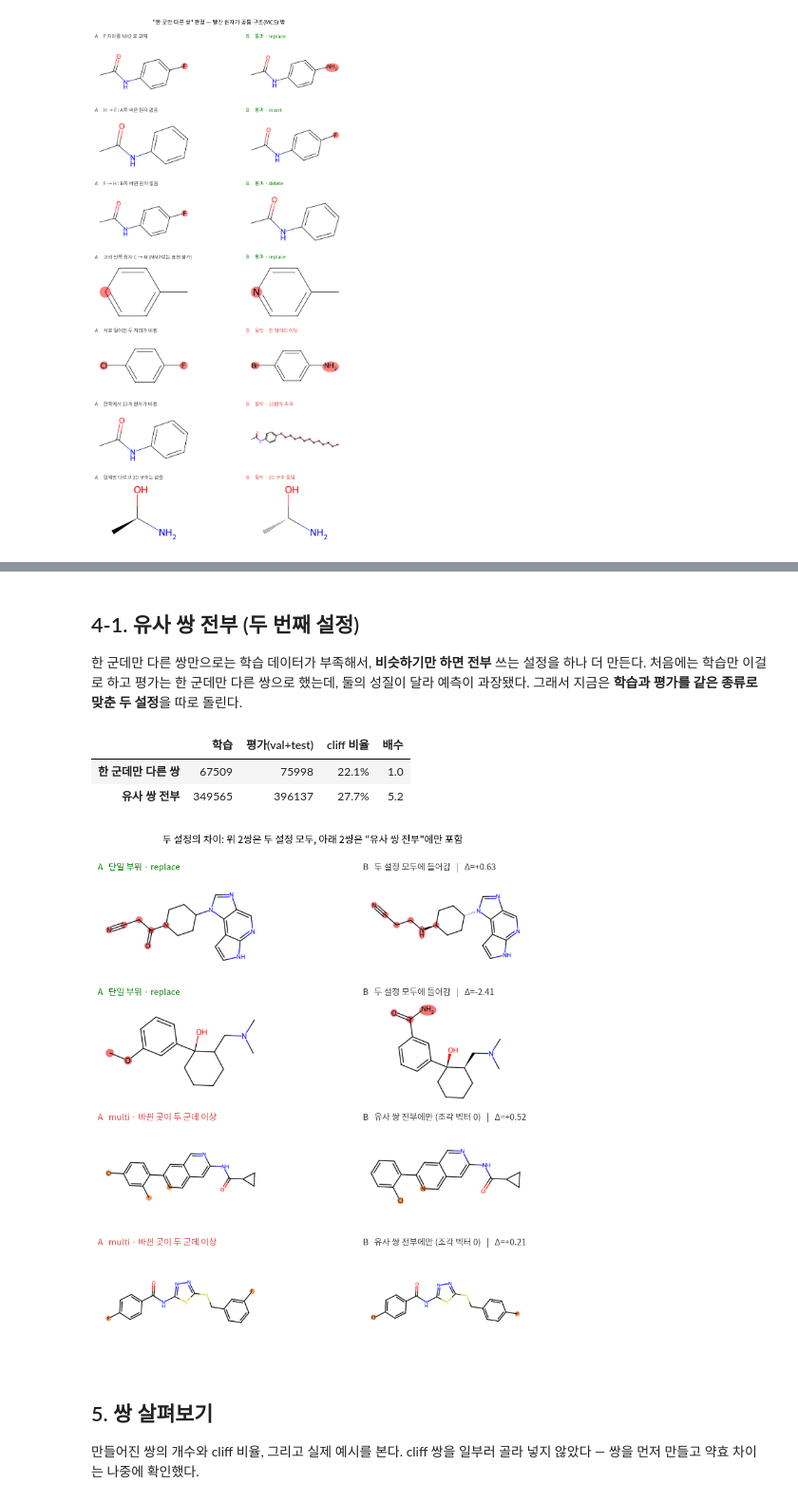
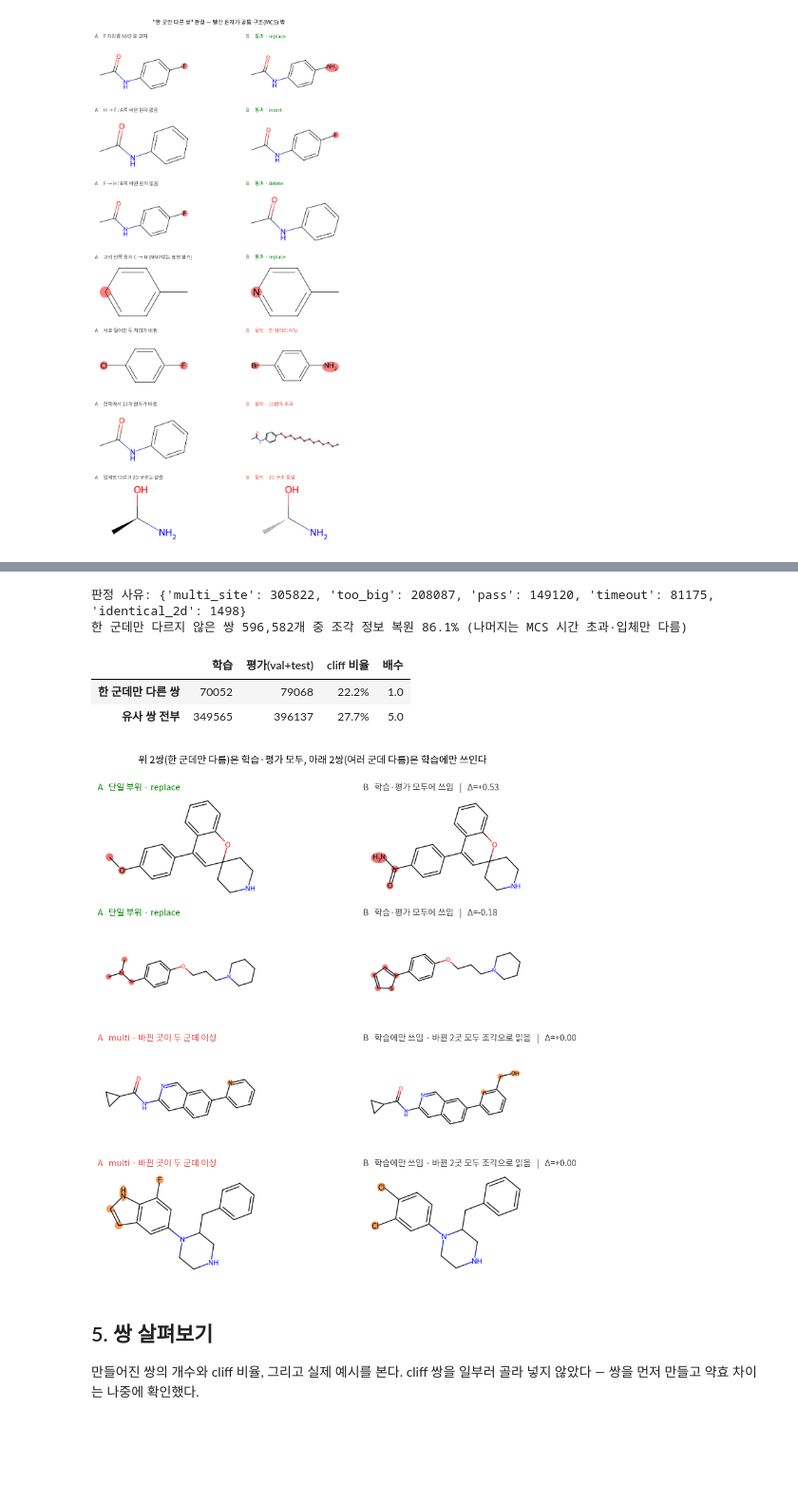
Before and after one commit to dlrudgms1234-commits/capstone, a Jupyter notebook: ac_pipeline.ipynb, the cells around one changed output, grey strips where cells are left out. Shown at 95% size. Cells and saved outputs as stored; diff of their text form; code cells hidden in the pictures; blank space fills up the shorter version.

```diff
--- a/ac_pipeline.ipynb
+++ b/ac_pipeline.ipynb
@@ -327,9 +332,3 @@ print(f'쌍 {len(pairs):,}개  |  cliff {pairs.is_cliff.sum():,}개 ({pairs.is_c
-# %% [markdown]
-## 4-1. 유사 쌍 전부 (두 번째 설정)
-
-한 군데만 다른 쌍만으로는 학습 데이터가 부족해서, **비슷하기만 하면 전부** 쓰는 설정을 하나 더 만든다.
-처음에는 학습만 이걸로 하고 평가는 한 군데만 다른 쌍으로 했는데, 둘의 성질이 달라 예측이 과장됐다.
-그래서 지금은 **학습과 평가를 같은 종류로 맞춘 두 설정**을 따로 돌린다.
 # %%
 # 유사 쌍 전부: 후보 쌍 전부. ■1부터 다중 부위 쌍도 자기 조각 마스크와 부위별 편집 수를 갖는다
 pairs_all = ALL_PAIRS.copy()
@@ -340,8 +339,8 @@ print('판정 사유:', pairs_all.reason.value_counts().to_dict())
 print(f'한 군데만 다르지 않은 쌍 {_m.sum():,}개 중 조각 정보 복원 {pairs_all[_m].frag_available.mean():.1%} '
       f'(나머지는 MCS 시간 초과·입체만 다름)')
 
-# 두 가지 설정. 학습과 평가를 같은 종류의 쌍으로 맞춘다
-PAIRSETS = {'single': pairs, 'all': pairs_all}
+# 학습은 유사 쌍 전부 하나로 한다. 평가는 11번에서 한 군데만 다른 쌍을 기본으로 본다 (유사 쌍 전부는 참고)
+PAIRSETS = {'all': pairs_all}
 
 summary = pd.DataFrame({
     '한 군데만 다른 쌍': {'학습': int((pairs.split == 'train').sum()),
@@ -353,9 +352,11 @@ summary = pd.DataFrame({
 summary['배수'] = [1.0, round(len(pairs_all) / len(pairs), 1)]
 summary
 # %% [output]
+판정 사유: {'multi_site': 305822, 'too_big': 208087, 'pass': 149120, 'timeout': 81175, 'identical_2d': 1498}
+한 군데만 다르지 않은 쌍 596,582개 중 조각 정보 복원 86.1% (나머지는 MCS 시간 초과·입체만 다름)
 |  | 학습 | 평가(val+test) | cliff 비율 | 배수 |
-| 한 군데만 다른 쌍 | 67509 | 75998 | 22.1% | 1.0 |
-| 유사 쌍 전부 | 349565 | 396137 | 27.7% | 5.2 |
+| 한 군데만 다른 쌍 | 70052 | 79068 | 22.2% | 1.0 |
+| 유사 쌍 전부 | 349565 | 396137 | 27.7% | 5.0 |
 # %%
 import io
 from rdkit.Chem import rdDepictor
@@ -390,38 +391,39 @@ def _pick(sub, n, seed, want_multi):
         _, ca, cb = mcs_diff(a, b)
         if not ca or not cb or max(len(ca), len(cb)) > 6:
             continue
         if (max(n_components(a, ca), n_components(b, cb)) >= 2) != want_multi:
             continue
         out.append(r)
         if len(out) == n:
             break
     return out
 
 RED, ORANGE = (0.95, 0.45, 0.45), (0.97, 0.62, 0.35)
 _tr = pairs_all[pairs_all.split == 'train']
 rows = ([(r, 'single') for r in _pick(_tr[_tr.edit != 'multi'], 2, 1, False)]
         + [(r, 'multi') for r in _pick(_tr[_tr.edit == 'multi'], 2, 5, True)])
 
 fig, axes = plt.subplots(len(rows), 2, figsize=(9.5, 2.05 * len(rows)))
 for (r, kind), (ax_a, ax_b) in zip(rows, axes):
     a, b = Chem.MolFromSmiles(_smi(r.target, r.i)), Chem.MolFromSmiles(_smi(r.target, r.j))
     rdDepictor.Compute2DCoords(a)
-    q, ca, cb = mcs_diff(a, b)
+    q, _, _ = mcs_diff(a, b)
+    ca, cb = list(r.atoms_a), list(r.atoms_b)   # 모델이 실제로 읽는 조각 (바뀐 곳 전부)
     rdDepictor.GenerateDepictionMatching2DStructure(b, a, refPatt=q, acceptFailure=True)
     col = RED if kind == 'single' else ORANGE
     ax_a.imshow(render_mol(a, ca, col)); ax_b.imshow(render_mol(b, cb, col))
     if kind == 'single':
         ax_a.set_title(f'A   단일 부위 · {r.edit}', loc='left', fontsize=9.5, color='#008300')
-        ax_b.set_title(f'B   두 설정 모두에 들어감   |   Δ={r.delta:+.2f}', loc='left', fontsize=9.5, color='0.25')
+        ax_b.set_title(f'B   학습·평가 모두에 쓰임   |   Δ={r.delta:+.2f}', loc='left', fontsize=9.5, color='0.25')
     else:
         ax_a.set_title('A   multi · 바뀐 곳이 두 군데 이상', loc='left', fontsize=9.5, color='#e34948')
-        ax_b.set_title(f'B   유사 쌍 전부에만 (조각 벡터 0)   |   Δ={r.delta:+.2f}', loc='left', fontsize=9.5, color='0.25')
+        ax_b.set_title(f'B   학습에만 쓰임 · 바뀐 {r.n_sites}곳 모두 조각으로 읽음   |   Δ={r.delta:+.2f}', loc='left', fontsize=9.5, color='0.25')
     for x in (ax_a, ax_b):
         x.axis('off')
-fig.suptitle('두 설정의 차이: 위 2쌍은 두 설정 모두, 아래 2쌍은 "유사 쌍 전부"에만 포함', y=0.997, fontsize=11)
+fig.suptitle('위 2쌍(한 군데만 다름)은 학습·평가 모두, 아래 2쌍(여러 군데 다름)은 학습에만 쓰인다', y=0.997, fontsize=11)
 fig.tight_layout(); plt.show()
 # %% [output]
-[figure, old version]
+[figure, new version]
 # %% [markdown]
 ## 5. 쌍 살펴보기
 
```
Also changed, not shown: parts of 44 cells of this notebook, 2 other files.
